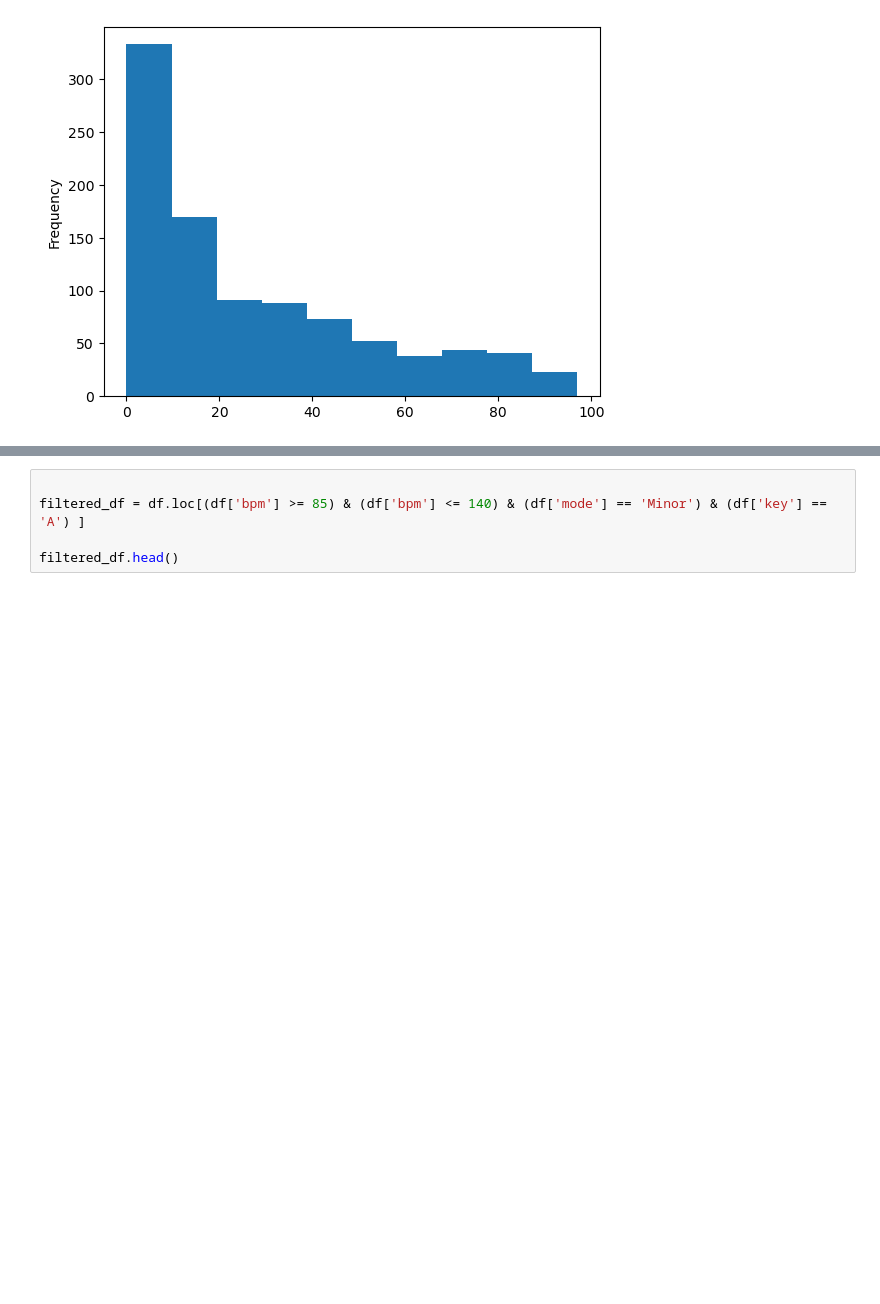
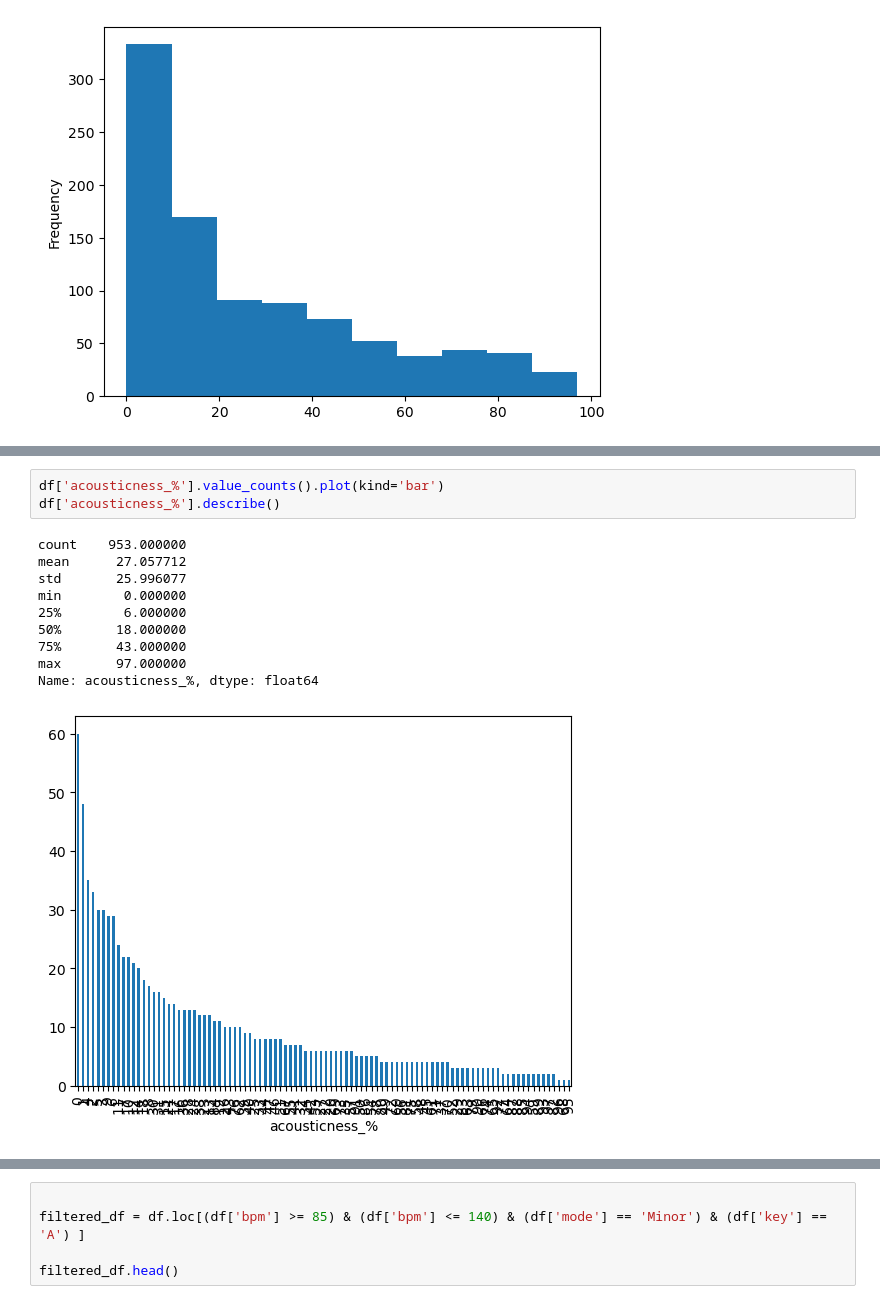
Before and after one commit to donhempsmyer/Data_Visualization_And_Modeling_Online, a Jupyter notebook: Lab/1.3 Data Visualization Lab.ipynb, the cells around one changed output, grey strips where cells are left out. Drawn from its saved outputs; the diff is of its cells as text; blank space fills up the shorter version.

```diff
--- a/Lab/1.3 Data Visualization Lab.ipynb
+++ b/Lab/1.3 Data Visualization Lab.ipynb
@@ -133,0 +149,14 @@ Name: acousticness_%, dtype: float64
+# %%
+df['acousticness_%'].value_counts().plot(kind='bar')
+df['acousticness_%'].describe()
+# %% [output]
+count    953.000000
+mean      27.057712
+std       25.996077
+min        0.000000
+25%        6.000000
+50%       18.000000
+75%       43.000000
+max       97.000000
+Name: acousticness_%, dtype: float64
+[figure, added]
```
Also changed, not shown: parts of 5 cells of this notebook.
